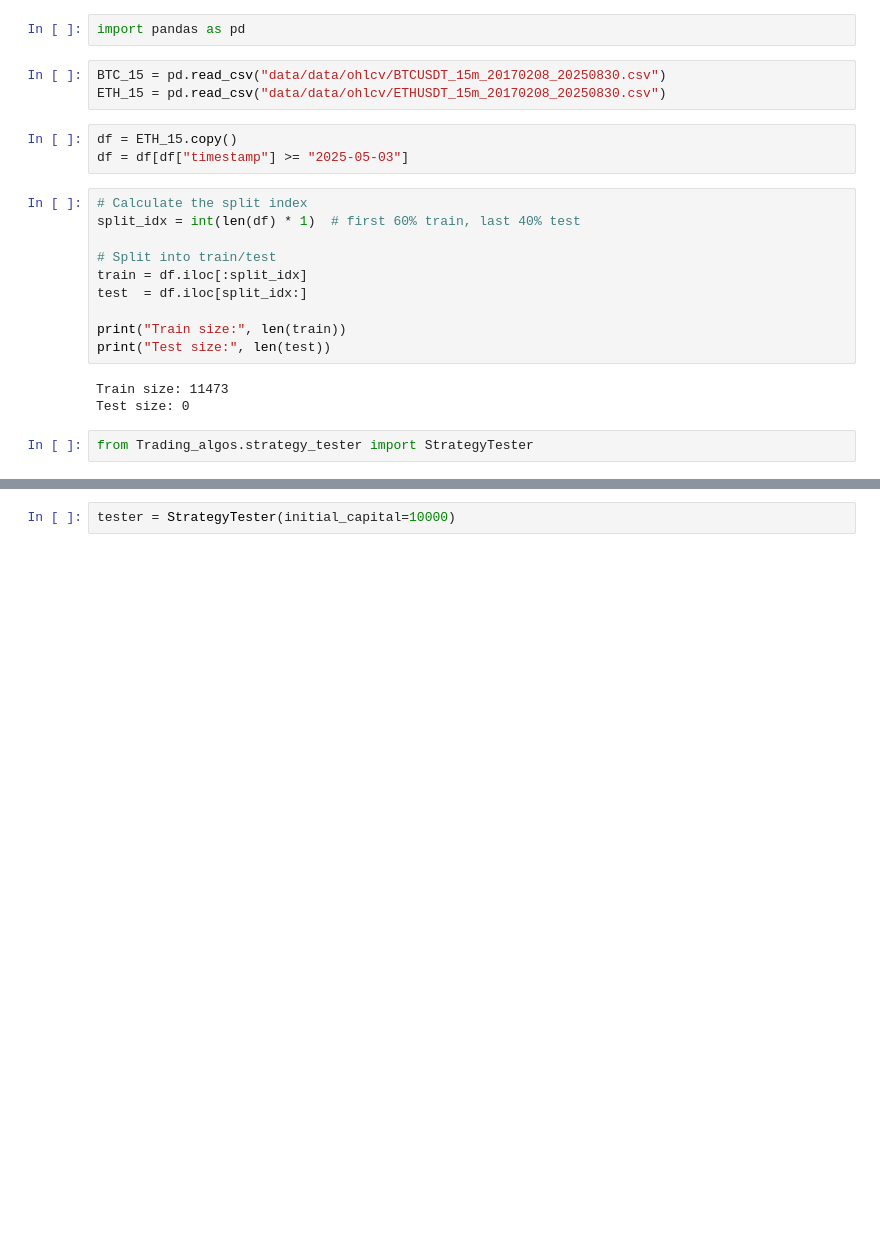
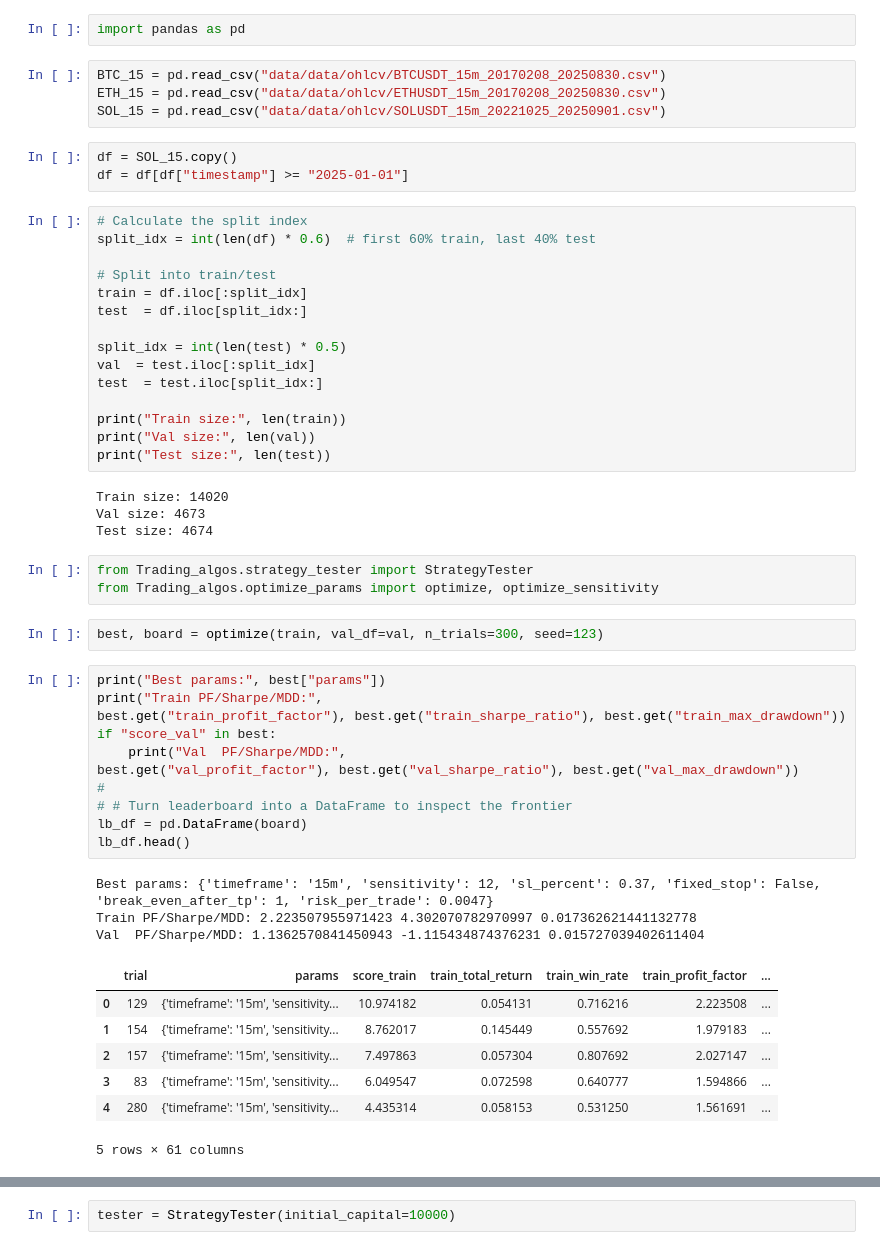
Before and after one commit to Gulleik/Trading-algo-tester, a Jupyter notebook: Stratergy_tester.ipynb, the cells around one changed output, grey strips where cells are left out. Saved outputs shown, nothing was run; the diff lists cells and outputs as text; blank space fills up the shorter version.

```diff
--- a/Stratergy_tester.ipynb
+++ b/Stratergy_tester.ipynb
@@ -3,21 +3,53 @@ import pandas as pd
 # %%
 BTC_15 = pd.read_csv("data/data/ohlcv/BTCUSDT_15m_20170208_20250830.csv")
 ETH_15 = pd.read_csv("data/data/ohlcv/ETHUSDT_15m_20170208_20250830.csv")
+SOL_15 = pd.read_csv("data/data/ohlcv/SOLUSDT_15m_20221025_20250901.csv")
 # %%
-df = ETH_15.copy()
-df = df[df["timestamp"] >= "2025-05-03"]
+df = SOL_15.copy()
+df = df[df["timestamp"] >= "2025-01-01"]
 # %%
 # Calculate the split index
-split_idx = int(len(df) * 1)  # first 60% train, last 40% test
+split_idx = int(len(df) * 0.6)  # first 60% train, last 40% test
 
 # Split into train/test
 train = df.iloc[:split_idx]
 test  = df.iloc[split_idx:]
 
+split_idx = int(len(test) * 0.5)
+val  = test.iloc[:split_idx]
+test  = test.iloc[split_idx:]
+
 print("Train size:", len(train))
+print("Val size:", len(val))
 print("Test size:", len(test))
 # %% [output]
-Train size: 11473
-Test size: 0
+Train size: 14020
+Val size: 4673
+Test size: 4674
 # %%
 from Trading_algos.strategy_tester import StrategyTester
+from Trading_algos.optimize_params import optimize, optimize_sensitivity
+# %%
+best, board = optimize(train, val_df=val, n_trials=300, seed=123)
+# %%
+print("Best params:", best["params"])
+print("Train PF/Sharpe/MDD:",
+best.get("train_profit_factor"), best.get("train_sharpe_ratio"), best.get("train_max_drawdown"))
+if "score_val" in best:
+    print("Val  PF/Sharpe/MDD:",
+best.get("val_profit_factor"), best.get("val_sharpe_ratio"), best.get("val_max_drawdown"))
+#
+# # Turn leaderboard into a DataFrame to inspect the frontier
+lb_df = pd.DataFrame(board)
+lb_df.head()
+# %% [output]
+Best params: {'timeframe': '15m', 'sensitivity': 12, 'sl_percent': 0.37, 'fixed_stop': False, 'break_even_after_tp': 1, 'risk_per_trade': 0.0047}
+Train PF/Sharpe/MDD: 2.223507955971423 4.302070782970997 0.017362621441132778
+Val  PF/Sharpe/MDD: 1.1362570841450943 -1.115434874376231 0.015727039402611404
+|  | trial | params | score_train | train_total_return | train_win_rate | train_profit_factor | ... |
+| 0 | 129 | {'timeframe': '15m', 'sensitivity... | 10.974182 | 0.054131 | 0.716216 | 2.223508 | ... |
+| 1 | 154 | {'timeframe': '15m', 'sensitivity... | 8.762017 | 0.145449 | 0.557692 | 1.979183 | ... |
+| 2 | 157 | {'timeframe': '15m', 'sensitivity... | 7.497863 | 0.057304 | 0.807692 | 2.027147 | ... |
+| 3 | 83 | {'timeframe': '15m', 'sensitivity... | 6.049547 | 0.072598 | 0.640777 | 1.594866 | ... |
+| 4 | 280 | {'timeframe': '15m', 'sensitivity... | 4.435314 | 0.058153 | 0.531250 | 1.561691 | ... |
+5 rows × 61 columns
```
Also changed, not shown: parts of 5 cells of this notebook, 15 other files.
